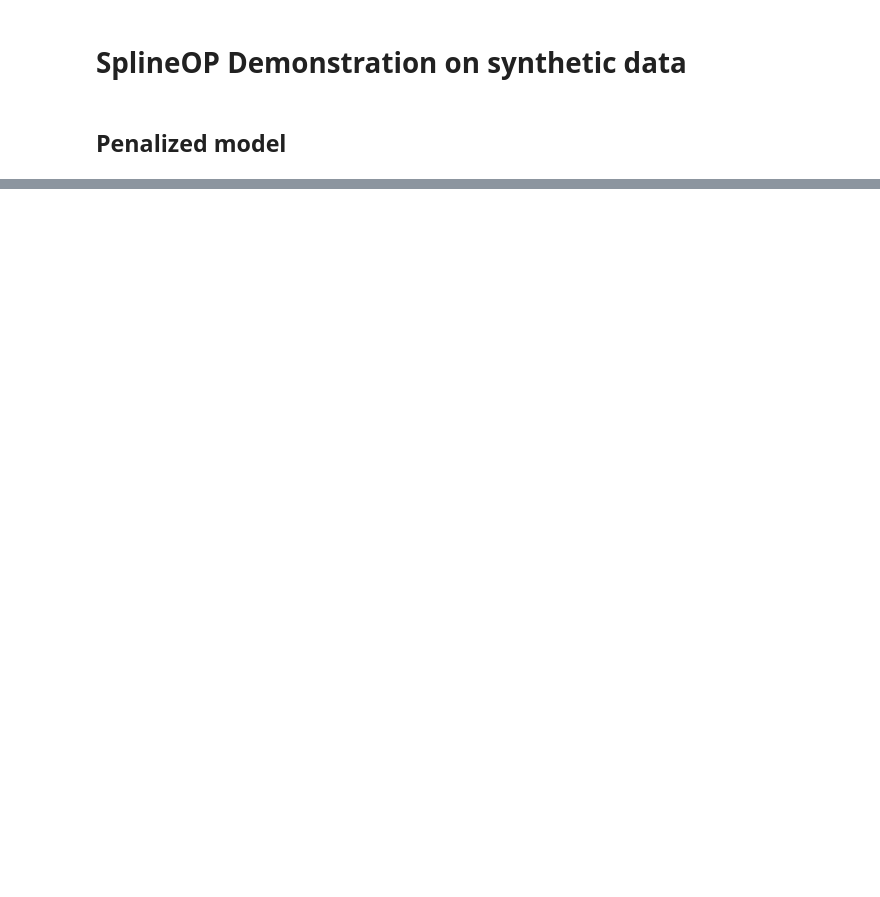
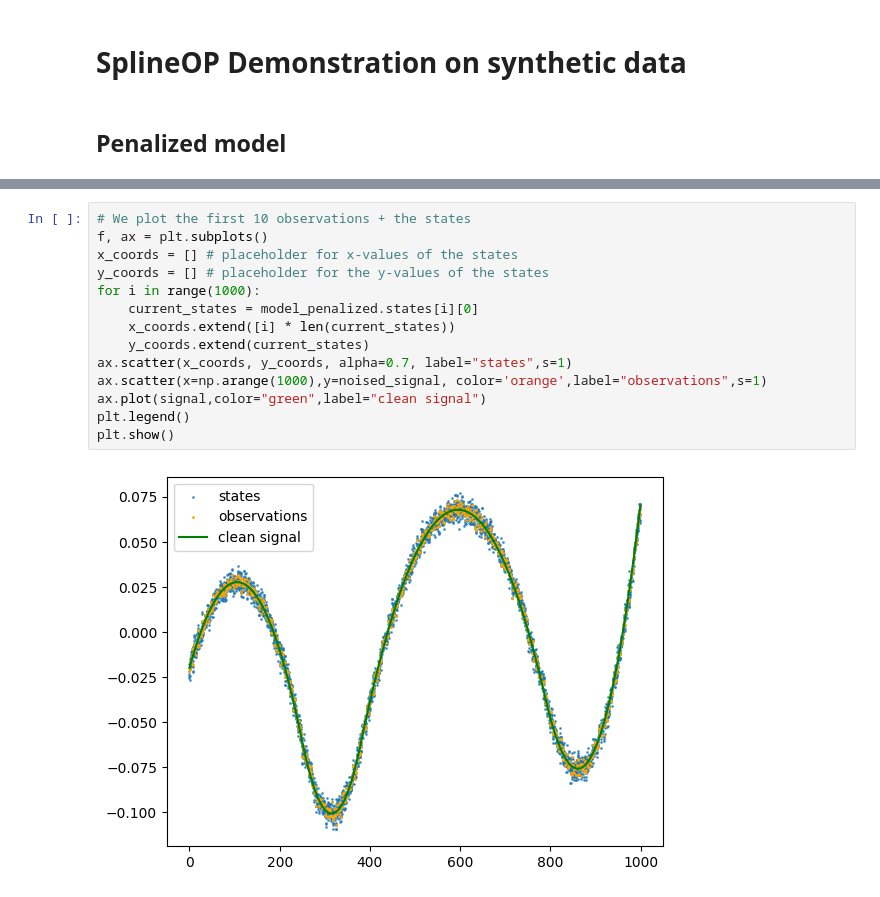
Before and after one commit to nicolascecchi/splineOPRcpp, a Jupyter notebook: example.ipynb, the cells around one changed output, grey strips where cells are left out. Saved outputs shown, nothing was run; the diff lists cells and outputs as text; blank space fills up the shorter version.

```diff
--- a/example.ipynb
+++ b/example.ipynb
@@ -86,0 +124,16 @@ polynomial_intervals = [0,250,450,800,1000]
+# %%
+# We plot the first 10 observations + the states
+f, ax = plt.subplots()
+x_coords = [] # placeholder for x-values of the states
+y_coords = [] # placeholder for the y-values of the states
+for i in range(1000):
+    current_states = model_penalized.states[i][0]
+    x_coords.extend([i] * len(current_states))
+    y_coords.extend(current_states)
+ax.scatter(x_coords, y_coords, alpha=0.7, label="states",s=1)
+ax.scatter(x=np.arange(1000),y=noised_signal, color='orange',label="observations",s=1)
+ax.plot(signal,color="green",label="clean signal")
+plt.legend()
+plt.show()
+# %% [output]
+[figure, added]
```
Also changed, not shown: parts of 27 cells of this notebook.
